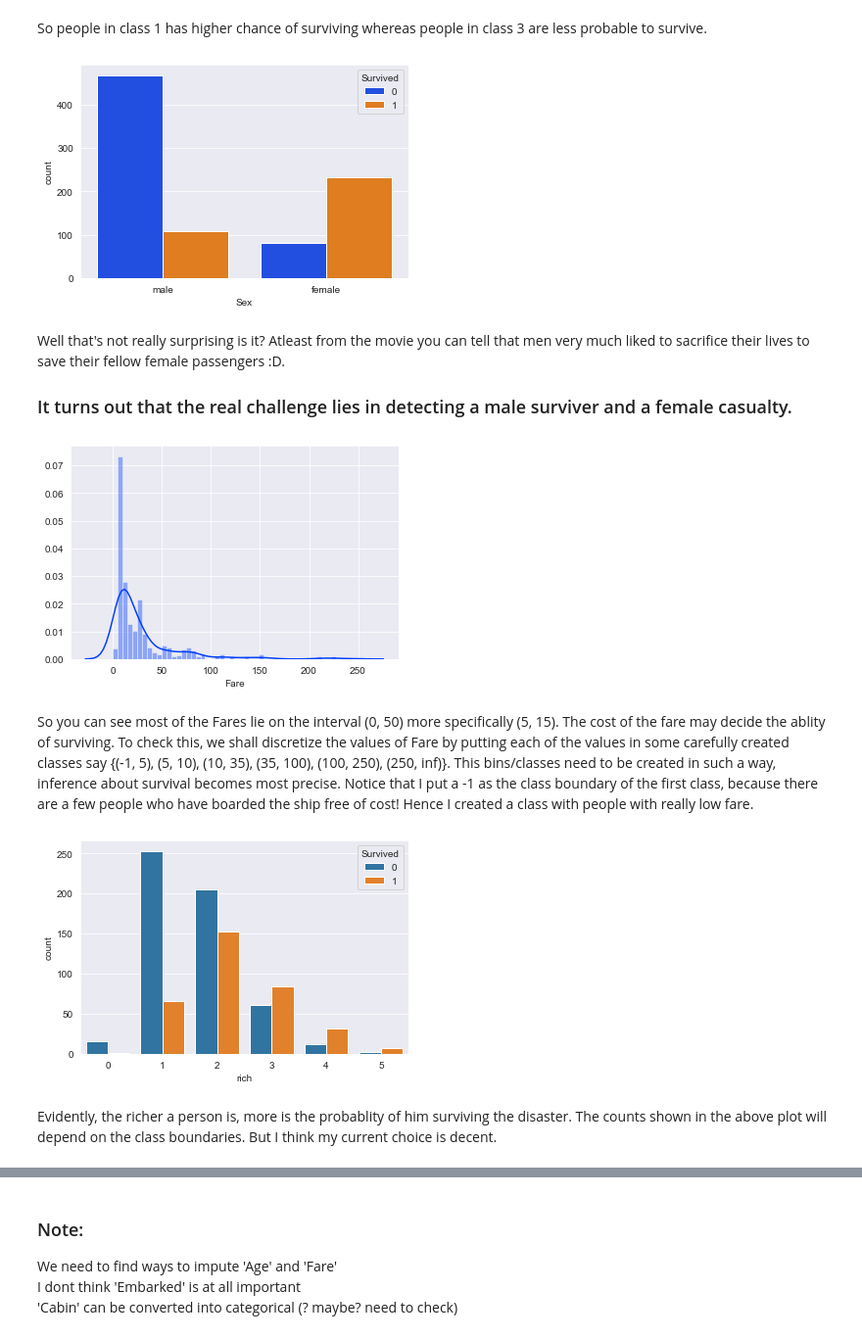
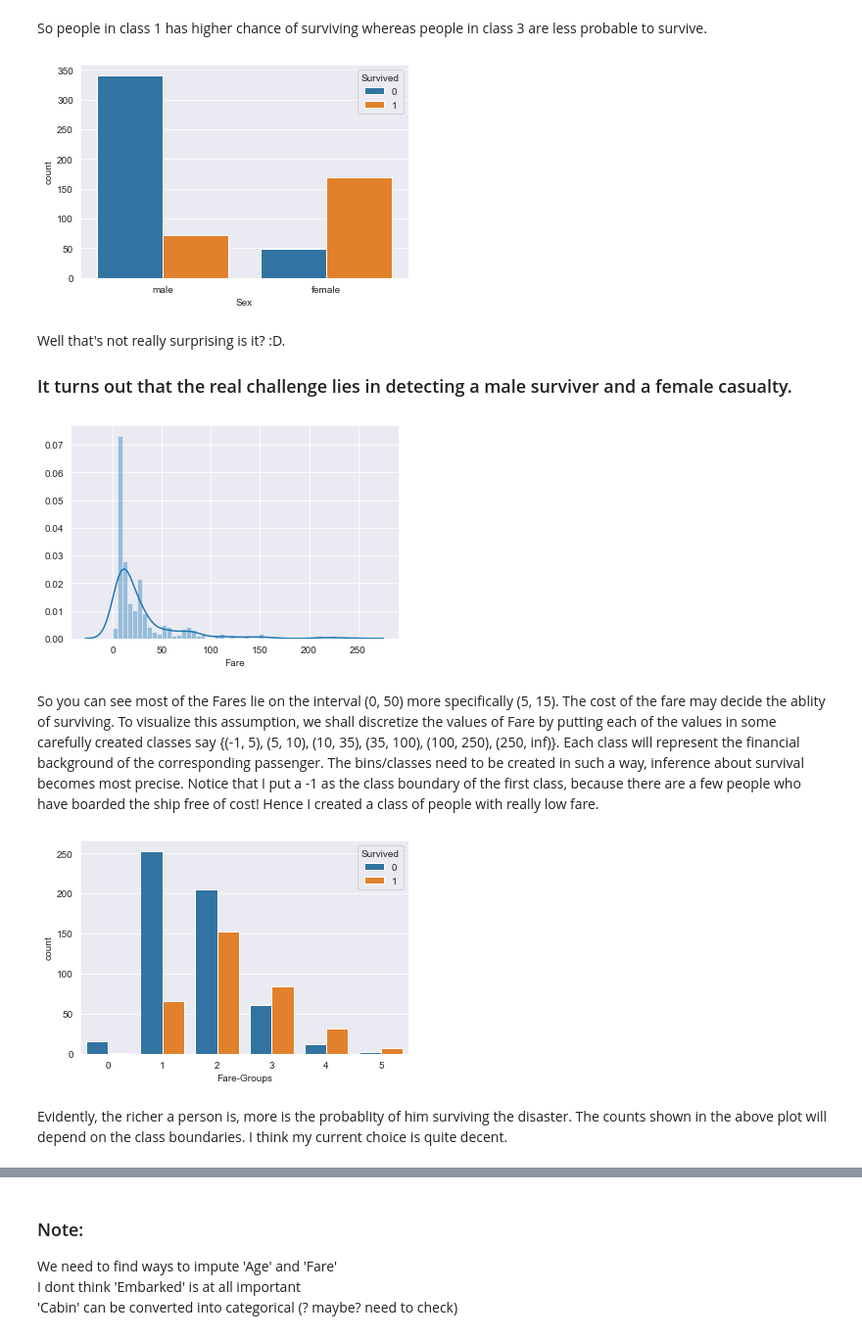
Before and after one commit to pritam-dey3/Titanic-Passenger-Survival-Prediction, a Jupyter notebook: titanic.ipynb, the cells around one changed output, grey strips where cells are left out. Shown at 98% size. Cells and saved outputs as stored; diff of their text form; code cells hidden in the pictures.

```diff
--- a/titanic.ipynb
+++ b/titanic.ipynb
@@ -27,9 +27,8 @@ sns.set_style('darkgrid')
 data_dir = 'data/'
 
 data = pd.read_csv(data_dir + 'train.csv')
+testdata = pd.read_csv(data_dir + 'test.csv')
+
 d1 = data.copy()
-labels = data['Survived']
-data = data.drop('Survived', axis=1)
-testdata = pd.read_csv(data_dir + 'test.csv')
 data.head()
 # %% [output]
@@ -95,26 +94,25 @@ _ = sns.countplot(data=data, x='Pclass', hue=labels)
 # %% [markdown]
 So people in class 1 has higher chance of surviving whereas people in class 3 are less probable to survive.
 # %%
-_ = sns.countplot(data=data, x='Sex', hue=labels)
+_ = sns.countplot(data=data[data.Age > 15], x='Sex', hue='Survived')
 # %% [output]
-[figure, old version]
+[figure, new version]
 # %% [markdown]
-Well that's not really surprising is it? Atleast from the movie you can tell that men very much liked to sacrifice their lives to save their fellow female passengers :D.<br>
+Well that's not really surprising is it? :D.<br>
 ### It turns out that the real challenge lies in detecting a male surviver and a female casualty.
 # %%
-sns.set_palette('bright')
 _ = sns.distplot(data.Fare[data.Fare<250], kde=True)
-sns.palette
 # %% [output]
-[figure, old version]
+[figure, new version]
 # %% [markdown]
-So you can see most of the Fares lie on the interval (0, 50) more specifically (5, 15). The cost of the fare may decide the ablity of surviving. To check this, we shall discretize the values of Fare by putting each of the values in some carefully created classes say {(-1, 5), (5, 10), (10, 35), (35, 100), (100, 250), (250, inf)}. This bins/classes need to be created in such a way, inference about survival becomes most precise. Notice that I put a -1 as the class boundary of the first class, because there are a few people who have boarded the ship free of cost! Hence I created a class with people with really low fare.
+So you can see most of the Fares lie on the interval (0, 50) more specifically (5, 15). The cost of the fare may decide the ablity of surviving. To visualize this assumption, we shall discretize the values of Fare by putting each of the values in some carefully created classes say {(-1, 5), (5, 10), (10, 35), (35, 100), (100, 250), (250, inf)}. Each class will represent the financial background of the corresponding passenger. The bins/classes need to be created in such a way, inference about survival becomes most precise. Notice that I put a -1 as the class boundary of the first class, because there are a few people who have boarded the ship free of cost! Hence I created a class of people with really low fare.
 # %%
-from functon_scripts.SpecialImputers import DiscreteFare
+from functon_scripts.SpecialImputers import DiscreteVar
 
-data['rich'] = DiscreteFare().fit_transform(d1[['Fare']])
-_ = sns.countplot(x='rich', hue=labels, data=data)
+farebins = [-1, 5, 10, 35, 100, 250, np.inf]
+data['Fare-Groups'] = DiscreteVar(bins=farebins).fit_transform(d1[['Fare']])
+_ = sns.countplot(x='Fare-Groups', hue='Survived', data=data)
 # %% [output]
-[figure, old version]
+[figure, new version]
 # %% [markdown]
-Evidently, the richer a person is, more is the probablity of him surviving the disaster. The counts shown in the above plot will depend on the class boundaries. But I think my current choice is decent.
+Evidently, the richer a person is, more is the probablity of him surviving the disaster. The counts shown in the above plot will depend on the class boundaries. I think my current choice is quite decent.
```
Also changed, not shown: parts of 22 cells of this notebook, 6 other files.
